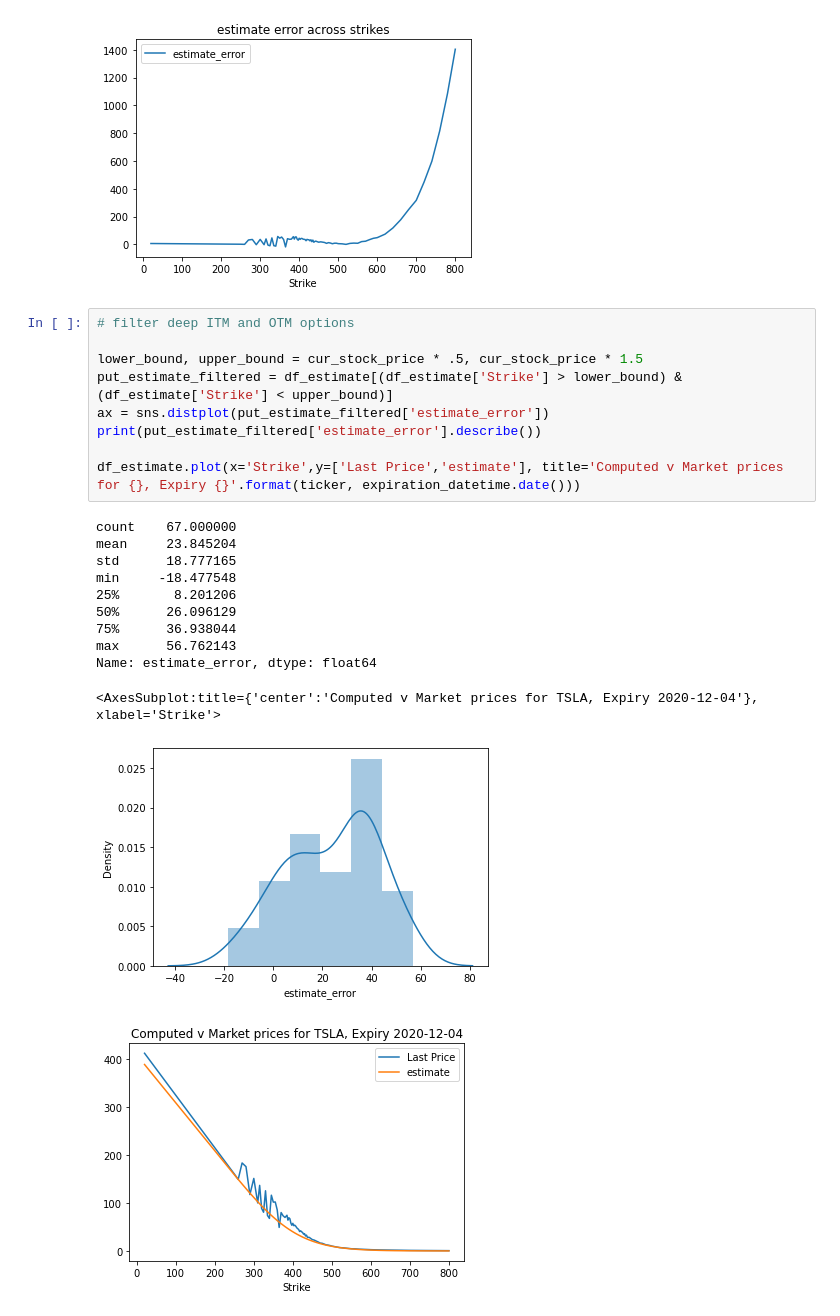
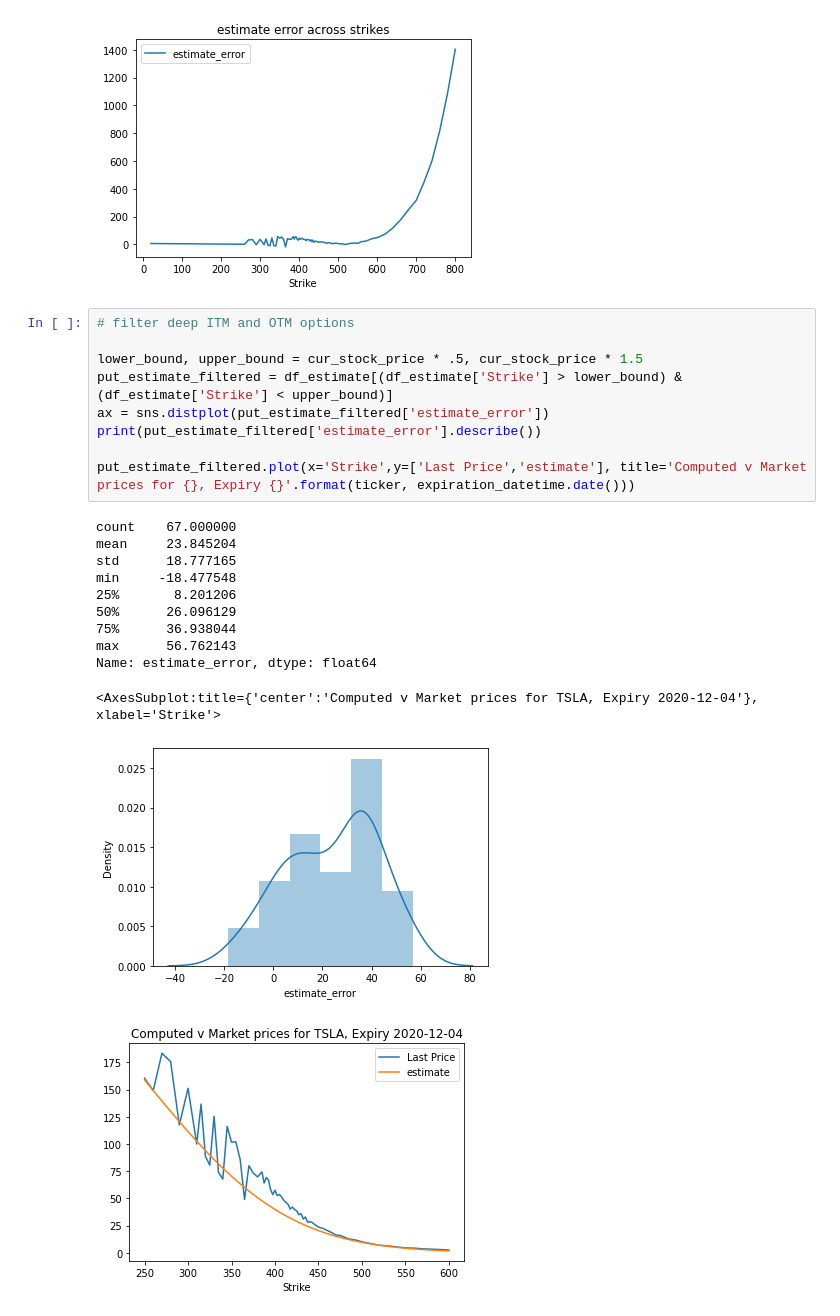
Before and after one commit to Maosef/options_pricing, a Jupyter notebook: option pricing.ipynb, the cells around one changed output. Drawn from its saved outputs; the diff is of its cells as text.

```diff
--- a/option pricing.ipynb
+++ b/option pricing.ipynb
@@ -210,22 +210,22 @@ df_estimate.plot(x='Strike',y='estimate_error',title='estimate error across stri
 # %%
 # filter deep ITM and OTM options
 
 lower_bound, upper_bound = cur_stock_price * .5, cur_stock_price * 1.5
 put_estimate_filtered = df_estimate[(df_estimate['Strike'] > lower_bound) & (df_estimate['Strike'] < upper_bound)]
 ax = sns.distplot(put_estimate_filtered['estimate_error'])
 print(put_estimate_filtered['estimate_error'].describe())
 
-df_estimate.plot(x='Strike',y=['Last Price','estimate'], title='Computed v Market prices for {}, Expiry {}'.format(ticker, expiration_datetime.date()))
+put_estimate_filtered.plot(x='Strike',y=['Last Price','estimate'], title='Computed v Market prices for {}, Expiry {}'.format(ticker, expiration_datetime.date()))
 # %% [output]
 count    67.000000
 mean     23.845204
 std      18.777165
 min     -18.477548
 25%       8.201206
 50%      26.096129
 75%      36.938044
 max      56.762143
 Name: estimate_error, dtype: float64
 <AxesSubplot:title={'center':'Computed v Market prices for TSLA, Expiry 2020-12-04'}, xlabel='Strike'>
 [figure]
-[figure, old version]
+[figure, new version]
```
Also changed, not shown: parts of 5 cells of this notebook.
